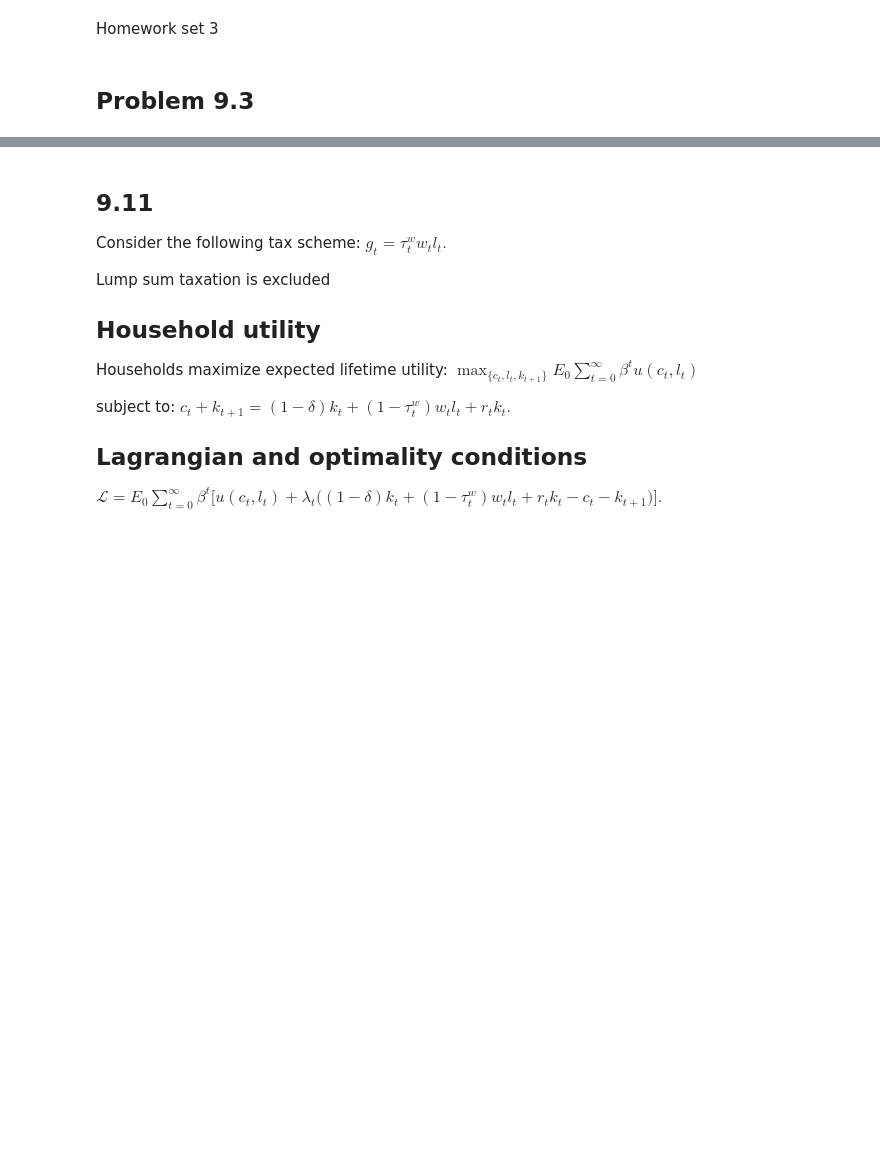
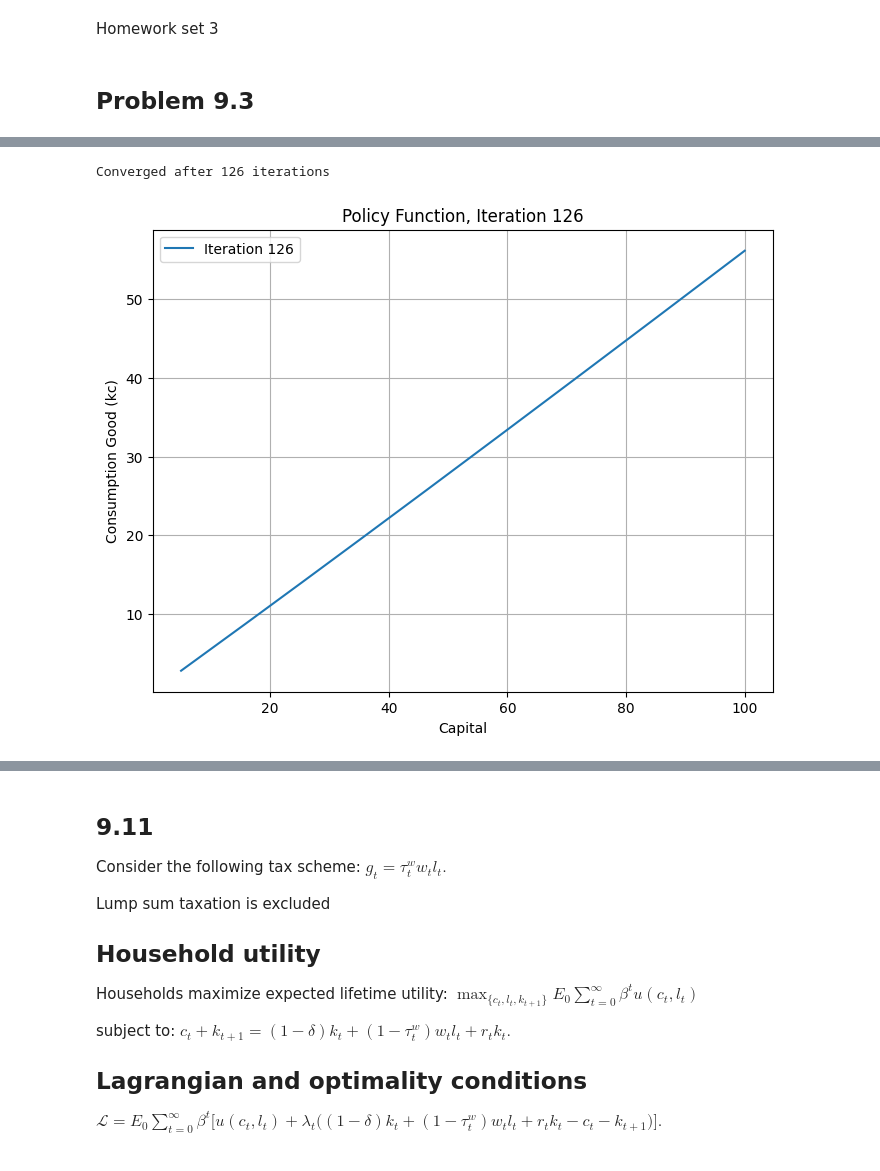
Before and after one commit to olurie/Comp-Methods-HW, a Jupyter notebook: HW3/HW3.ipynb, the cells around one changed output, grey strips where cells are left out. Cells and saved outputs as stored; diff of their text form; code cells hidden in the pictures; blank space fills up the shorter version.

```diff
--- a/HW3/HW3.ipynb
+++ b/HW3/HW3.ipynb
@@ -84,3 +31,78 @@ Converged in 2 iterations
+# %%
+def compute_next_k(consumption_capital, total_capital):
+    return (1-depreciation_rate)*total_capital + (total_capital-consumption_capital)**alpha_i
+
+
+def inspect_foc(consumption_guess, spline):
+
+    k_plus = compute_next_k(consumption_guess, total_capital)
+    kc_plus = spline(k_plus)
+    return consumption_guess - (beta * (1 - depreciation_rate + alpha_i * (k_plus - kc_plus)**(alpha_i - 1)) * (consumption_guess / kc_plus)**(1 - alpha_c) * ((k_plus - kc_plus) / (total_capital - consumption_guess))**(1 - alpha_i))**(-gamma / alpha_c) * kc_plus
+
+
+# Iteration loop
+for i in range(iterations):
+    spline_consumption = InterpolatedUnivariateSpline(capital_grid, consumption_grid, k=3)
+
+    consumption_new = np.zeros_like(consumption_grid)
+
+    for j in range(len(capital_grid)):
+        total_capital = capital_grid[j]
+        consumption_min = convergence_threshold
+        consumption_max = total_capital - convergence_threshold
+
+        fa = inspect_foc(consumption_min, spline_consumption)
+        fb = inspect_foc(consumption_max, spline_consumption)
+
+        if fa * fb > 0:
+            if verbose:
+                print(f"Warning: No root at grid point i={j}, K={total_capital:.3f}: fa={fa:.2e}, fb={fb:.2e}")
+            # fallback: keep previous policy, but ensure feasible
+            consumption_new[j] = np.clip(consumption_grid[j], consumption_min, consumption_max)
+            continue
+
+        result = root_scalar(inspect_foc, args=(spline_consumption), bracket=(consumption_min, consumption_max), method="brentq")
+        if result.converged:
+            consumption_new[j] = np.clip(result.root, consumption_min, consumption_max)
+        else:
+            if verbose:
+                print(f"Root finding failed at i={j}")
+            consumption_new[j] = np.clip(consumption_grid[j], consumption_min, consumption_max)
+
+    # Check convergence
+    convergence_level = np.max(np.abs(consumption_new - consumption_grid) / np.maximum(np.abs(consumption_grid), convergence_threshold))
+    if verbose:
+        print(f"Iteration {i+1}: policy change = {convergence_level:.2e}")
+        # Plot current policy
+        plt.figure(figsize=(8, 6))
+        plt.plot(capital_grid, consumption_new, label=f"Iteration {i+1}")
+        plt.xlabel("Capital")
+        plt.ylabel("Consumption Good (kc)")
+        plt.title(f"Policy Function, Iteration {i+1}")
+        plt.grid(True)
+        plt.legend()
+        plt.show()
+
+    # Check convergence
+    if convergence_level < convergence_threshold:
+        print(f"Converged after {i+1} iterations")
+        # Plot current policy
+        plt.figure(figsize=(8, 6))
+        plt.plot(capital_grid, consumption_new, label=f"Iteration {i+1}")
+        plt.xlabel("Capital")
+        plt.ylabel("Consumption Good (kc)")
+        plt.title(f"Policy Function, Iteration {i+1}")
+        plt.grid(True)
+        plt.legend()
+        plt.show()
+        break
+
+    consumption_grid = consumption_new.copy()
+else:
+    print("Did not converge after max iterations.")
+# %% [output]
+Converged after 126 iterations
+[figure, added]
 # %% [markdown]
 ## Problem 9.9
 
```
Also changed, not shown: parts of 8 cells of this notebook.
